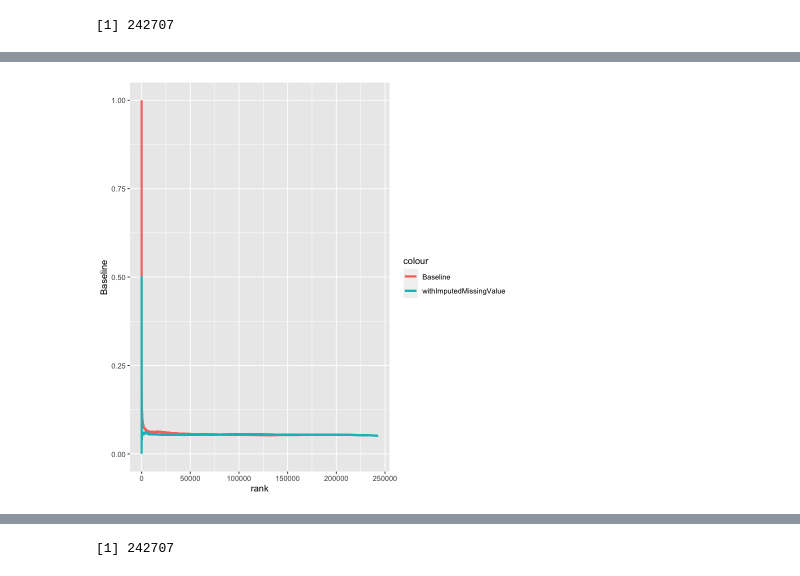
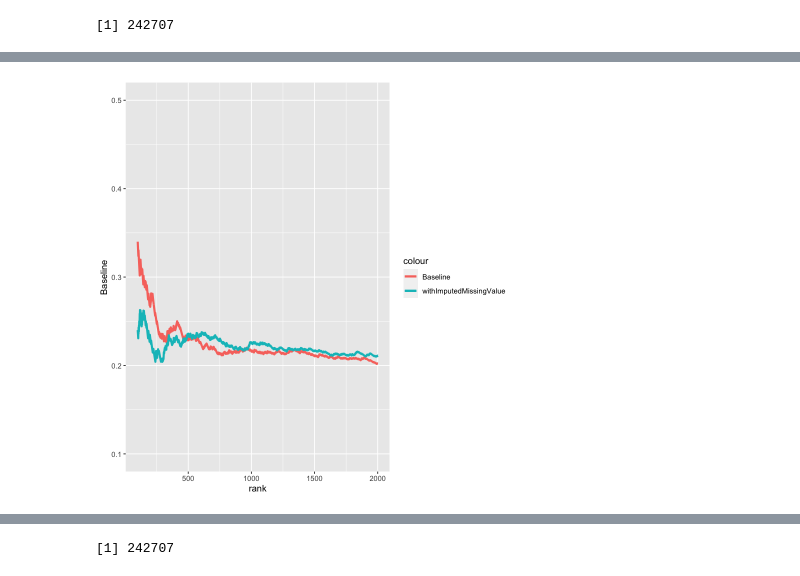
Before and after one commit to wxicu/proteinOutliersMissingValues, a Jupyter notebook: association.ipynb, the cells around one changed output, grey strips where cells are left out. Drawn from its saved outputs; the diff is of its cells as text; code cells hidden in the pictures.

```diff
--- a/association.ipynb
+++ b/association.ipynb
@@ -225,4 +222,6 @@ A data.table: 6 × 6
 [1] 418500
 # %%
 overexpressed$ID <- paste0(overexpressed$featureID, overexpressed$sampleID)
-head(overexpressed)
+missing_pred$id <- paste0(missing_pred$featureID, missing_pred$sampleID)
+missing_pred <- missing_pred[!missing_pred$id %in% overexpressed$ID, ]
+missing_pred <- missing_pred[,-5]
@@ -239,7 +228,3 @@ A data.table: 6 × 3
-# %%
-missing_pred$ID <- paste0(missing_pred$featureID, missing_pred$sampleID)
-# %%
-missing_pred <- missing_pred[!missing_pred$ID %in% overexpressed$ID, ]
 # %%
 nrow(missing_pred)
 # %% [output]
@@ -290,7 +293,7 @@ colnames(res_impute)[11] <- "withImputedMissingValue"
 # %%
 ggplot() + geom_line(data=res, aes(x = rank, y = Baseline, colour = "Baseline"), size = 1.2) +
-    geom_line(data=res_impute, aes(x = rank, y = withImputedMissingValue, colour = "withImputedMissingValue"), size = 1.2)# +
-    #res_impute, aes(x = log2(rank))
+    geom_line(data=res_impute, aes(x = rank, y = withImputedMissingValue, colour = "withImputedMissingValue"), size = 1.2) +
+    xlim(100,2000) + ylim(0.1,0.5)
 # %% [output]
 Warning message:
 “Using `size` aesthetic for lines was deprecated in ggplot2 3.4.0.
@@ -298 +305 @@ Warning message:
-[figure, old version]
+[figure, new version]
```
Also changed, not shown: parts of 20 cells of this notebook, 6 other files.
